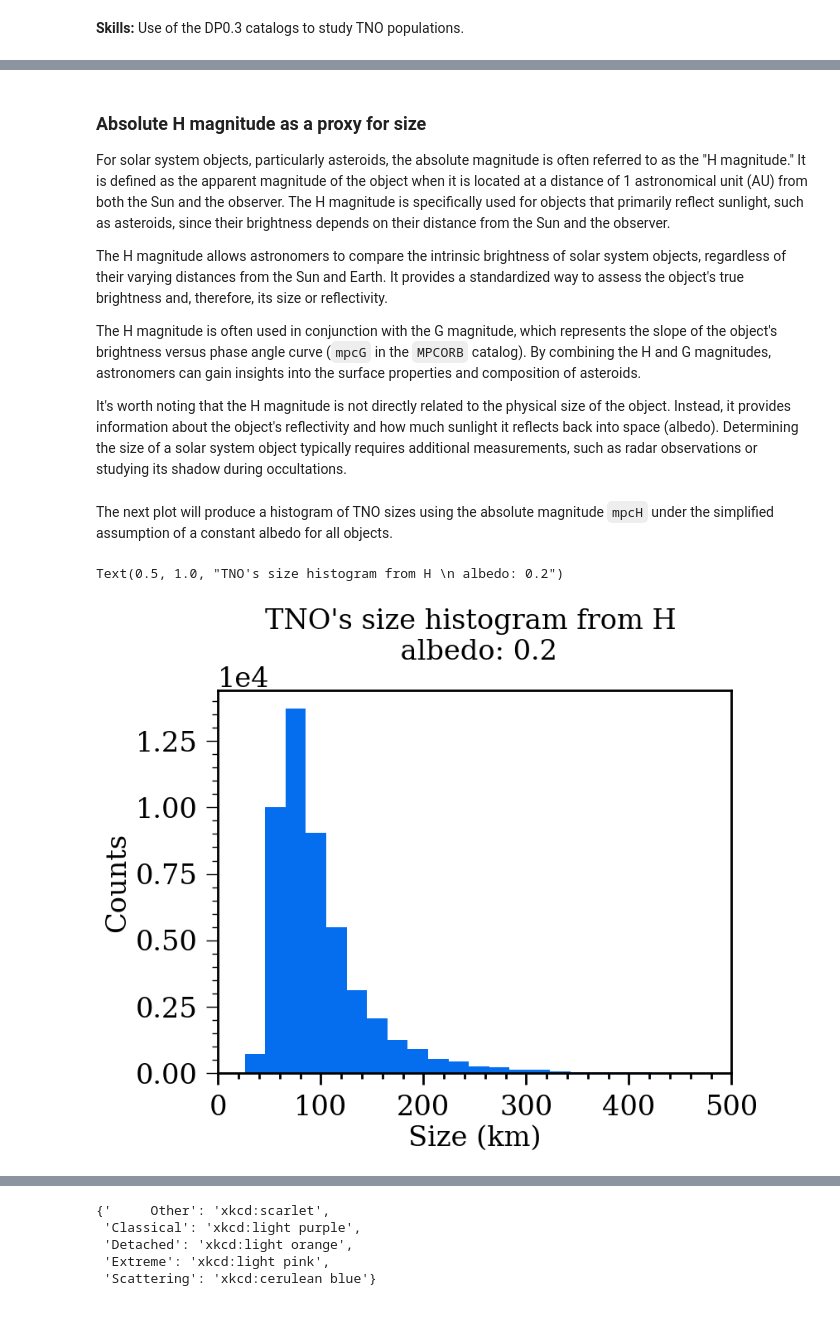
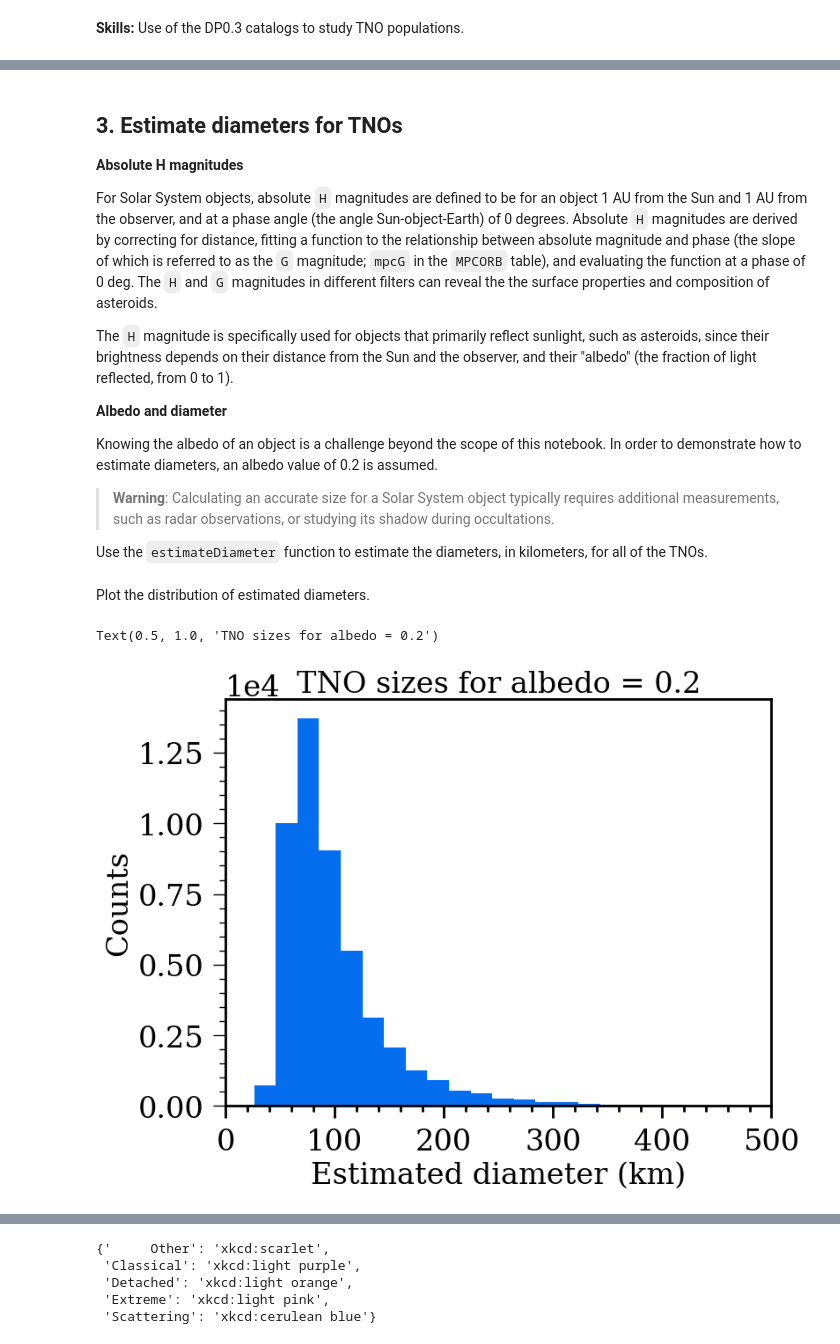
Before and after one commit to rubin-dp0/tutorial-notebooks, a Jupyter notebook: DP03_04_Trans-Neptunian_Objects.ipynb, the cells around one changed output, grey strips where cells are left out. Cells and saved outputs as stored; diff of their text form; code cells hidden in the pictures; blank space fills up the shorter version.

```diff
--- a/DP03_04_Trans-Neptunian_Objects.ipynb
+++ b/DP03_04_Trans-Neptunian_Objects.ipynb
@@ -337,9 +319,11 @@ TNos, by definition, have a semi-major axis greater thanthe mean semi-amjor axis
 # %%
-num_obs = 10
-tnos = service.search("SELECT mpc.ssObjectId, mpc.e, mpc.incl, mpc.mpcH, mpc.q, mpc.node, mpc.peri "
-                                "FROM dp03_catalogs.MPCORB as mpc "
-                                "JOIN dp03_catalogs.SSObject as sso "
-                                "ON mpc.ssObjectId = sso.ssObjectId "
-                                f"WHERE (mpc.q/(1-mpc.e) > {a_Neptune}) "
-                                f"AND sso.numObs > {num_obs}"
-                                "AND mpc.e < 1").to_table()
+min_num_obs = 10
+tnos = service.search("SELECT mpc.ssObjectId, mpc.e, mpc.incl, mpc.q, "
+                      "mpc.node, mpc.peri, mpc.mpcH "
+                      "FROM dp03_catalogs.MPCORB as mpc "
+                      "JOIN dp03_catalogs.SSObject as sso "
+                      "ON mpc.ssObjectId = sso.ssObjectId "
+                      f"WHERE (mpc.q / (1 - mpc.e) > {a_Neptune}) "
+                      f"AND sso.numObs > {min_num_obs} "
+                      "AND mpc.e < 1 ").to_table()
+print(len(tnos))
@@ -352,3 +331,0 @@ Let's define the semi-major axis `a`, as a function of the eccentricity `e` and
-# %%
-a = tnos['q']/(1.0-tnos['e'])
-tnos['a'] = a
@@ -355,26 +336,41 @@ tnos['a'] = a
+# %%
+tnos['a'] = tnos['q'] / (1.0 - tnos['e'])
 # %% [markdown]
-### Absolute H magnitude as a proxy for size
+## 3. Estimate diameters for TNOs
 
-For solar system objects, particularly asteroids, the absolute magnitude is often referred to as the "H magnitude." It is defined as the apparent magnitude of the object when it is located at a distance of 1 astronomical unit (AU) from both the Sun and the observer. The H magnitude is specifically used for objects that primarily reflect sunlight, such as asteroids, since their brightness depends on their distance from the Sun and the observer.
+**Absolute H magnitudes**
 
-The H magnitude allows astronomers to compare the intrinsic brightness of solar system objects, regardless of their varying distances from the Sun and Earth. It provides a standardized way to assess the object's true brightness and, therefore, its size or reflectivity.
+For Solar System objects, absolute `H` magnitudes are defined to be for an object 1 AU from the Sun and 1 AU
+from the observer, and at a phase angle (the angle Sun-object-Earth) of 0 degrees.
+Absolute `H` magnitudes are derived by correcting for distance, fitting a function to the relationship between
+absolute magnitude and phase (the slope of which is referred to as the `G` magnitude; `mpcG` in the `MPCORB` table),
+and evaluating the function at a phase of 0 deg.
+The `H` and `G` magnitudes in different filters can reveal the the surface properties and composition of asteroids.
 
-The H magnitude is often used in conjunction with the G magnitude, which represents the slope of the object's brightness versus phase angle curve (`mpcG` in the `MPCORB` catalog). By combining the H and G magnitudes, astronomers can gain insights into the surface properties and composition of asteroids.
+The `H` magnitude is specifically used for objects that primarily reflect sunlight, such as asteroids, since their brightness depends on their distance from the Sun and the observer,
+and their "albedo" (the fraction of light reflected, from 0 to 1).
 
-It's worth noting that the H magnitude is not directly related to the physical size of the object. Instead, it provides information about the object's reflectivity and how much sunlight it reflects back into space (albedo). Determining the size of a solar system object typically requires additional measurements, such as radar observations or studying its shadow during occultations.
+**Albedo and diameter**
+
+Knowing the albedo of an object is a challenge beyond the scope of this notebook.
+In order to demonstrate how to estimate diameters, an albedo value of 0.2 is assumed.
+
+> **Warning**: Calculating an accurate size for a Solar System object typically requires
+additional measurements, such as radar observations, or studying its shadow during occultations.
+
+Use the `estimateDiameter` function to estimate the diameters, in kilometers, for all of the TNOs.
-# %% [markdown]
-The next plot will produce a histogram of TNO sizes using the absolute magnitude `mpcH` under the simplified assumption of a constant albedo for all objects.
+# %%
+albedo = 0.2
+sizes_tnos = estimateDiameter(tnos['mpcH'], albedo=albedo)
+# %% [markdown]
+Plot the distribution of estimated diameters.
 # %%
-albedo = 0.2
-sizes_tnos = estDiamFromHandAlbedo(tnos['mpcH'], albedo=albedo)
-
-n_bins = 100
 fig, axs = plt.subplots(1, 1)
-axs.hist(sizes_tnos, bins=n_bins)
+axs.hist(sizes_tnos, bins=100)
 plt.xlim([0, 500])
-plt.xlabel('Size (km)')
+plt.xlabel('Estimated diameter (km)')
 plt.ylabel('Counts')
-plt.title(f"TNO's size histogram from H \n albedo: {albedo}")
+plt.title(f"TNO sizes for albedo = {albedo}")
 # %% [output]
-Text(0.5, 1.0, "TNO's size histogram from H \n albedo: 0.2")
+Text(0.5, 1.0, 'TNO sizes for albedo = 0.2')
-[figure, old version]
+[figure, new version]
```
Also changed, not shown: parts of 63 cells of this notebook.
